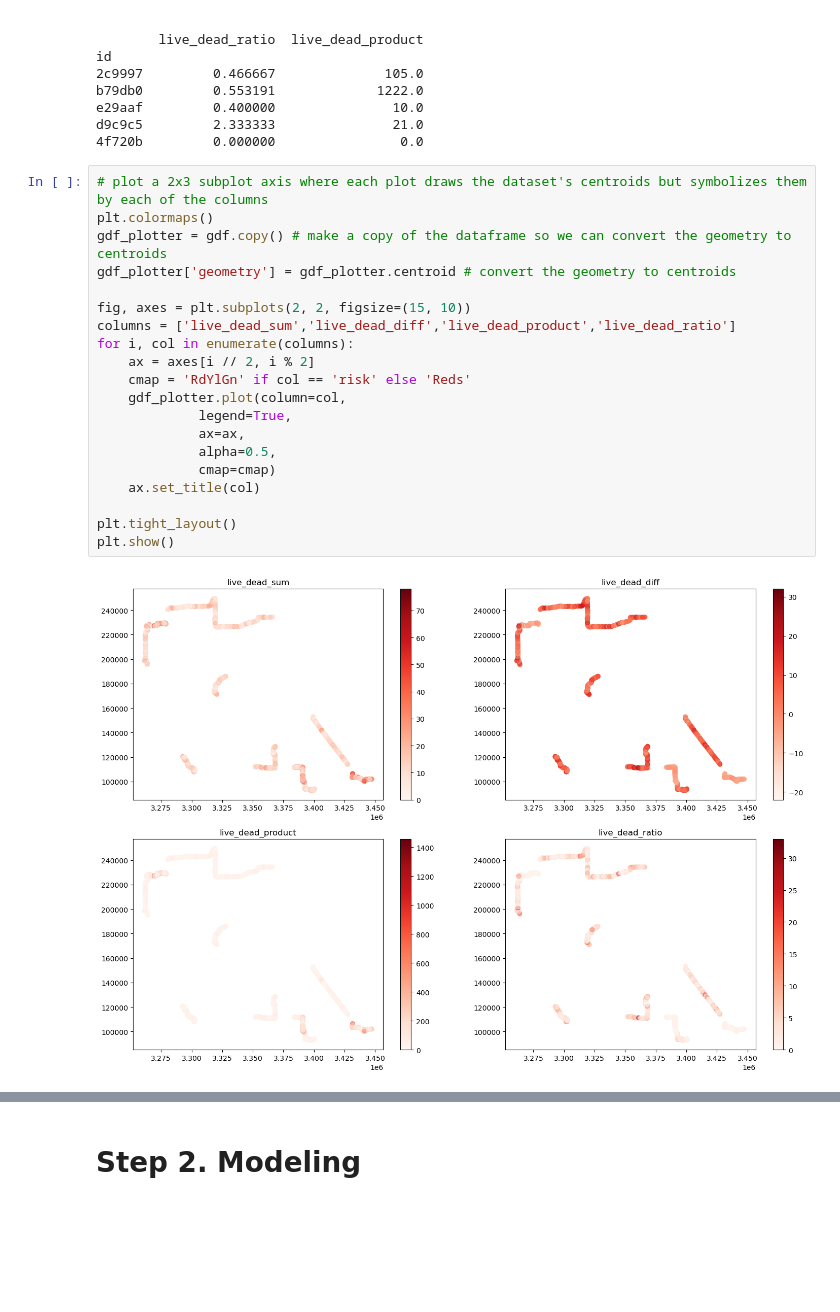
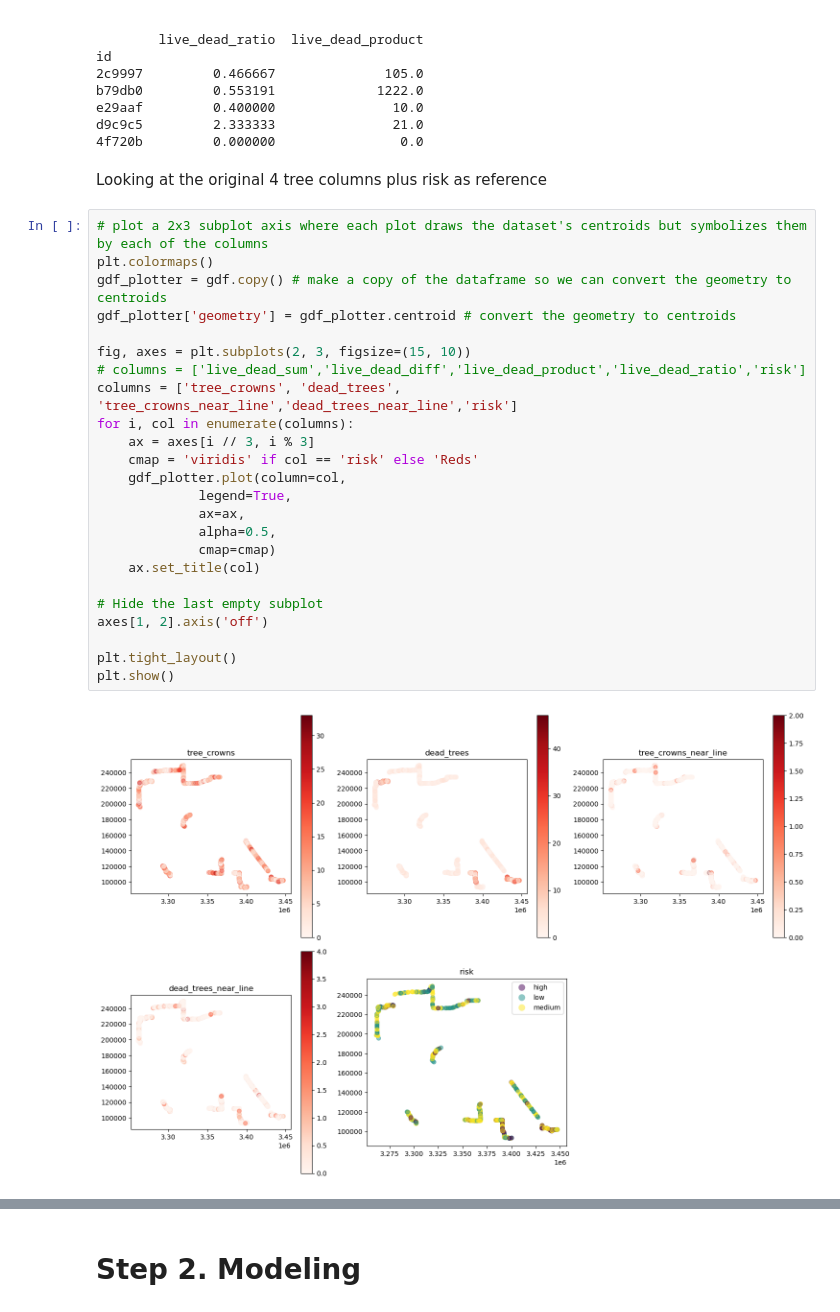
Before and after one commit to kyle-woodward/overstory, a Jupyter notebook: kyle_woodward_senior_wildfire_data_scientist.ipynb, the cells around one changed output, grey strips where cells are left out. Cells and saved outputs as stored; diff of their text form; blank space fills up the shorter version.

```diff
--- a/kyle_woodward_senior_wildfire_data_scientist.ipynb
+++ b/kyle_woodward_senior_wildfire_data_scientist.ipynb
@@ -200,25 +200,31 @@ b79db0         0.553191             1222.0
 e29aaf         0.400000               10.0
 d9c9c5         2.333333               21.0
 4f720b         0.000000                0.0
+# %% [markdown]
+Looking at the original 4 tree columns plus risk as reference
 # %%
 # plot a 2x3 subplot axis where each plot draws the dataset's centroids but symbolizes them by each of the columns
 plt.colormaps()
 gdf_plotter = gdf.copy() # make a copy of the dataframe so we can convert the geometry to centroids
 gdf_plotter['geometry'] = gdf_plotter.centroid # convert the geometry to centroids
 
-fig, axes = plt.subplots(2, 2, figsize=(15, 10))
-columns = ['live_dead_sum','live_dead_diff','live_dead_product','live_dead_ratio']
+fig, axes = plt.subplots(2, 3, figsize=(15, 10))
+# columns = ['live_dead_sum','live_dead_diff','live_dead_product','live_dead_ratio','risk']
+columns = ['tree_crowns', 'dead_trees', 'tree_crowns_near_line','dead_trees_near_line','risk']
 for i, col in enumerate(columns):
-    ax = axes[i // 2, i % 2]
-    cmap = 'RdYlGn' if col == 'risk' else 'Reds'
+    ax = axes[i // 3, i % 3]
+    cmap = 'viridis' if col == 'risk' else 'Reds'
     gdf_plotter.plot(column=col,
              legend=True,
              ax=ax,
              alpha=0.5,
              cmap=cmap)
     ax.set_title(col)
 
+# Hide the last empty subplot
+axes[1, 2].axis('off')
+
 plt.tight_layout()
 plt.show()
 # %% [output]
-[figure, old version]
+[figure, new version]
```
Also changed, not shown: parts of 20 cells of this notebook.
